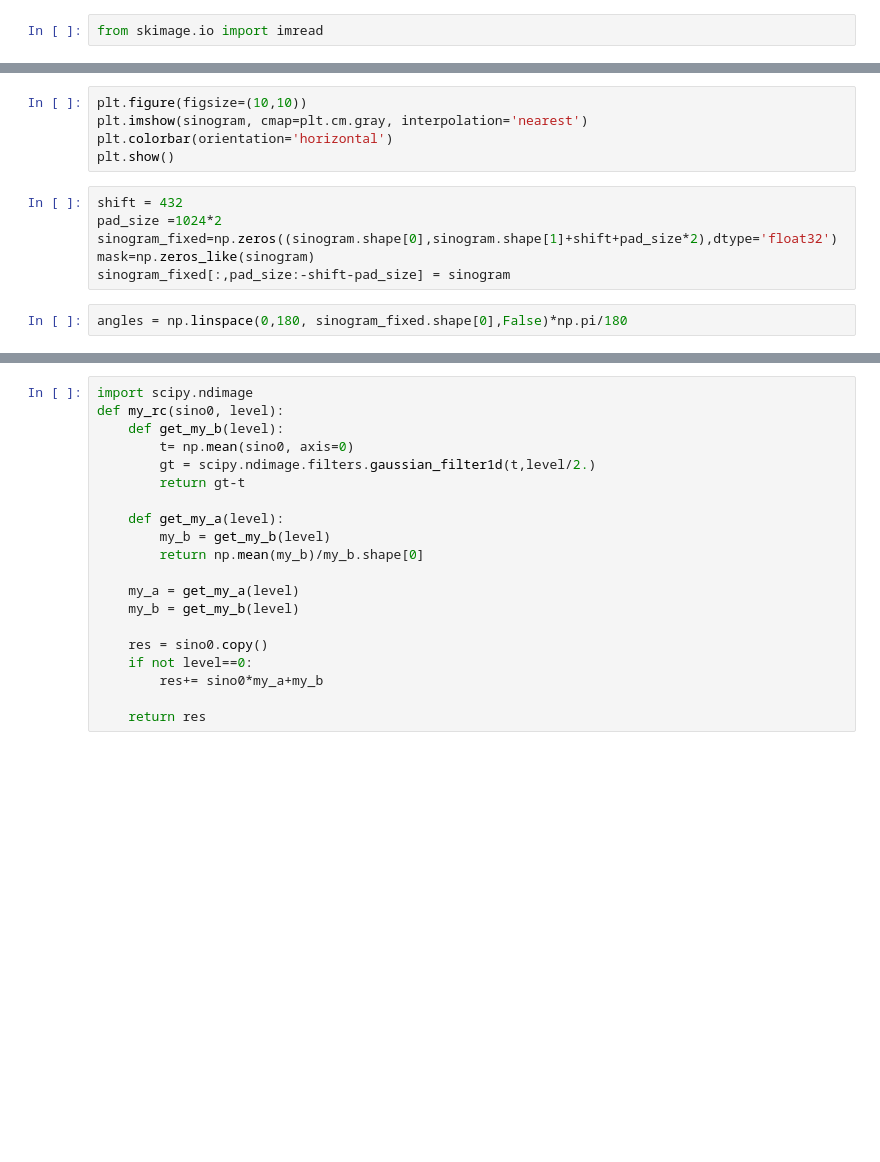
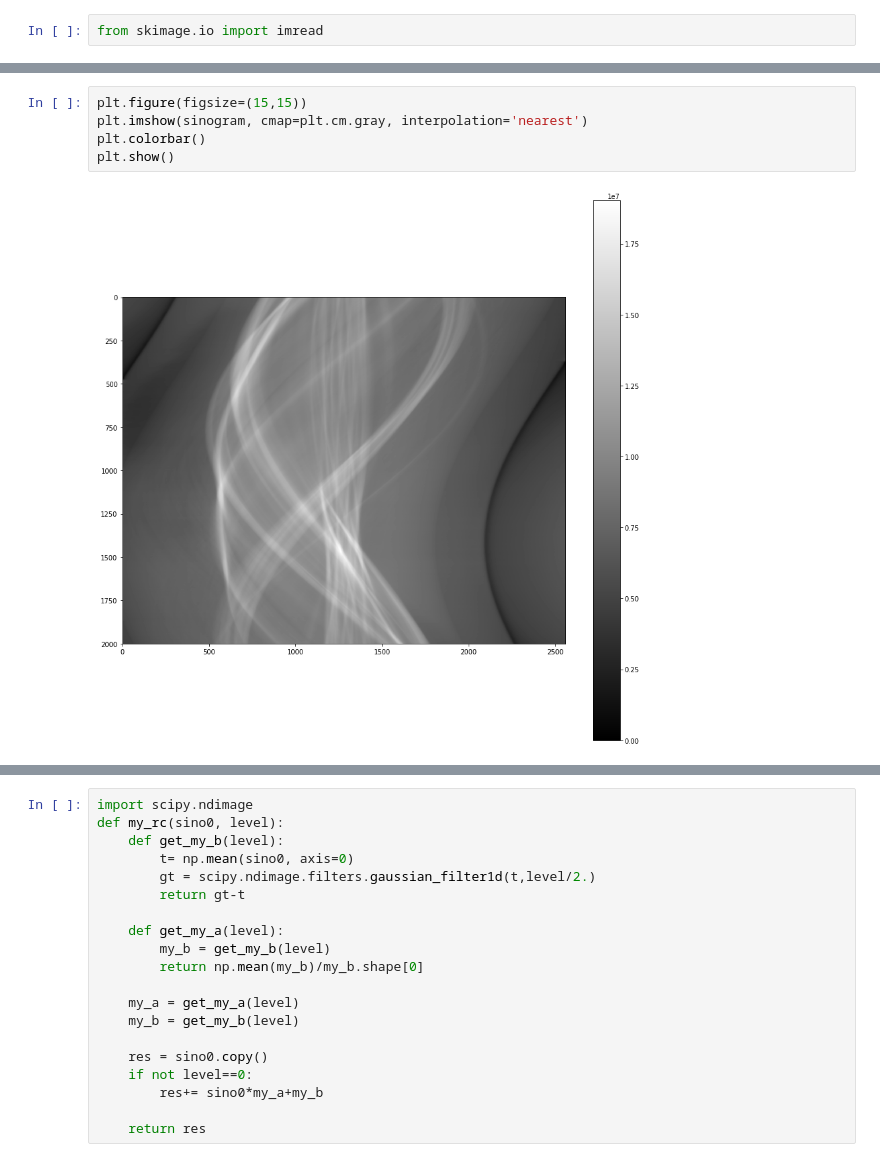
Before and after one commit to buzmakov/tomography_scripts, a Jupyter notebook: phase/roi_phase.ipynb, the cells around one changed output, grey strips where cells are left out. Drawn from its saved outputs; the diff is of its cells as text; blank space fills up the shorter version.

```diff
--- a/phase/roi_phase.ipynb
+++ b/phase/roi_phase.ipynb
@@ -138,13 +166,7 @@ np.percentile(sinogram,95)
 # %%
-plt.figure(figsize=(10,10))
+plt.figure(figsize=(15,15))
 plt.imshow(sinogram, cmap=plt.cm.gray, interpolation='nearest')
-plt.colorbar(orientation='horizontal')
+plt.colorbar()
 plt.show()
+# %% [output]
+[figure, added]
-# %%
-shift = 432
-pad_size =1024*2
-sinogram_fixed=np.zeros((sinogram.shape[0],sinogram.shape[1]+shift+pad_size*2),dtype='float32')
-mask=np.zeros_like(sinogram)
-sinogram_fixed[:,pad_size:-shift-pad_size] = sinogram
-# %%
-angles = np.linspace(0,180, sinogram_fixed.shape[0],False)*np.pi/180
```
Also changed, not shown: parts of 27 cells of this notebook, 9 other files.
